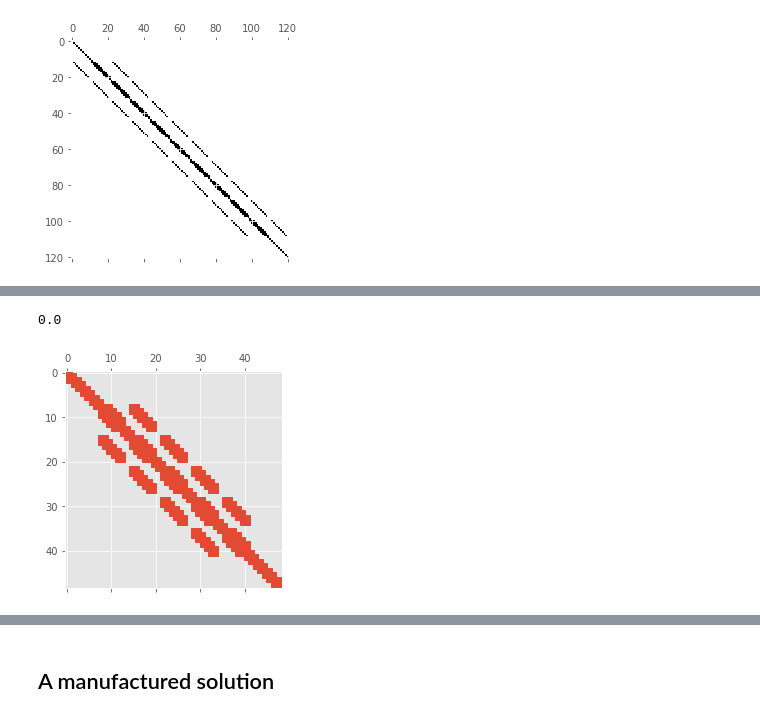
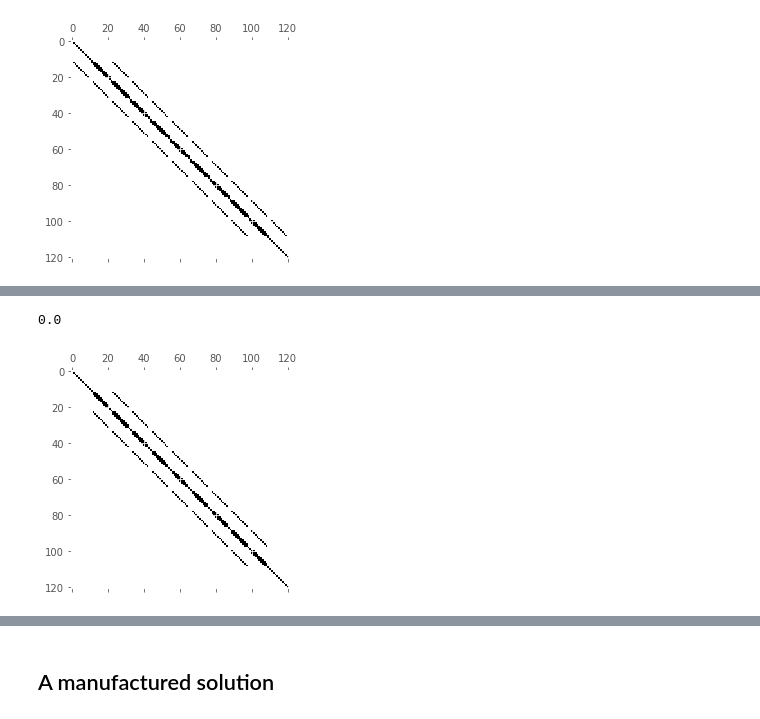
Before and after one commit to cu-numpde/numpde-fall2018, a Jupyter notebook: FD2D.ipynb, the cells around one changed output, grey strips where cells are left out. Cells and saved outputs as stored; diff of their text form; code cells hidden in the pictures.

```diff
--- a/FD2D.ipynb
+++ b/FD2D.ipynb
@@ -29,7 +32,12 @@ from matplotlib import pyplot
 pyplot.style.use('ggplot')
 
 def laplacian2d_dense(h, f, g0):
-    m = int(1/h + 1)
+    """Solve Laplacian(u) = f on [0,1]^2 with u=g0 on the boundary.
+
+    Use a discretization of nominal size h.
+    """
+    m = int(1/h + 1)  # Number of elements in terms of nominal grid spacing h
+    h = 1 / (m-1)     # Actual grid spacing
     c = numpy.linspace(0, 1, m)
     y, x = numpy.meshgrid(c, c)
     u0 = g0(x, y).flatten()
@@ -50,7 +58,9 @@ def laplacian2d_dense(h, f, g0):
                 A[row, cols] = stencil
     return x, y, A, rhs
 
-x, y, A, rhs = laplacian2d_dense(.1, lambda x,y: 0*x+1, lambda x,y: 0*x)
+x, y, A, rhs = laplacian2d_dense(.1,
+                                 lambda x,y: 0*x+1,
+                                 lambda x,y: 0*x)
 
 pyplot.spy(A);
 # %% [output]
@@ -65,9 +75,9 @@ pyplot.colorbar();
 # %%
-import cProfile
+import cProfile, pstats
 prof = cProfile.Profile()
 prof.enable()
-x, y, A, rhs = laplacian2d_dense(.0125, lambda x,y: 0*x+1, lambda x,y: 0*x)
+x, y, A, rhs = laplacian2d_dense(.02, lambda x,y: 0*x+1, lambda x,y: 0*x)
 u = numpy.linalg.solve(A, rhs).reshape(x.shape)
 prof.disable()
-prof.print_stats(sort='tottime')
+pstats.Stats(prof).sort_stats(pstats.SortKey.TIME).print_stats(10);
 # %% [output]
@@ -101,36 +110,36 @@ def laplacian2d(h, f, g0):
     rhs = f(x, y).flatten()
     A = sp.lil_matrix((m*m, m*m))
     def idx(i, j):
         return i*m + j
     mask = numpy.zeros_like(x, dtype=int)
     mask[1:-1,1:-1] = 1
     mask = mask.flatten()
     for i in range(m):
         for j in range(m):
             row = idx(i, j)
             stencili = numpy.array([idx(*pair) for pair in
                                     [(i-1, j), (i, j-1),
                                      (i, j),
                                      (i, j+1), (i+1, j)]])
             stencilw = 1/h**2 * numpy.array([-1, -1, 4, -1, -1])
             if mask[row] == 0: # Dirichlet boundary
                 A[row, row] = 1
                 rhs[row] = u0[row]
             else:
                 smask = mask[stencili]
                 cols = stencili[smask == 1]
                 A[row, cols] = stencilw[smask == 1]
                 bdycols = stencili[smask == 0]
                 rhs[row] -= stencilw[smask == 0] @ u0[bdycols]
     return x, y, A.tocsr(), rhs
 
-x, y, A, rhs = laplacian2d(.15, lambda x,y: 0*x+1, lambda x,y: 0*x)
+x, y, A, rhs = laplacian2d(.1, lambda x,y: 0*x+1, lambda x,y: 0*x)
 
-pyplot.spy(A);
+pyplot.spy(A.todense());
 sp.linalg.norm(A - A.T)
 # %% [output]
 0.0
-[figure, old version]
+[figure, new version]
 # %%
 prof = cProfile.Profile()
 prof.enable()
```
Also changed, not shown: parts of 16 cells of this notebook.
